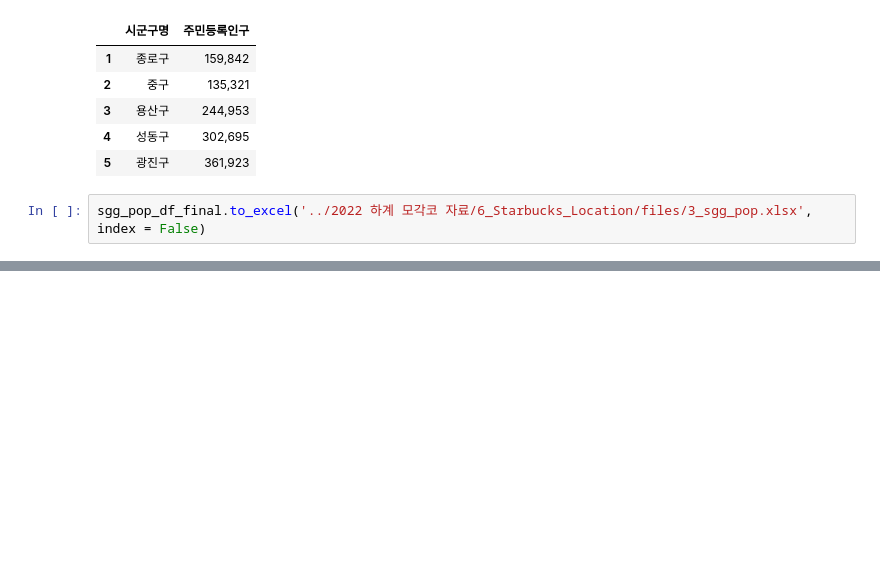
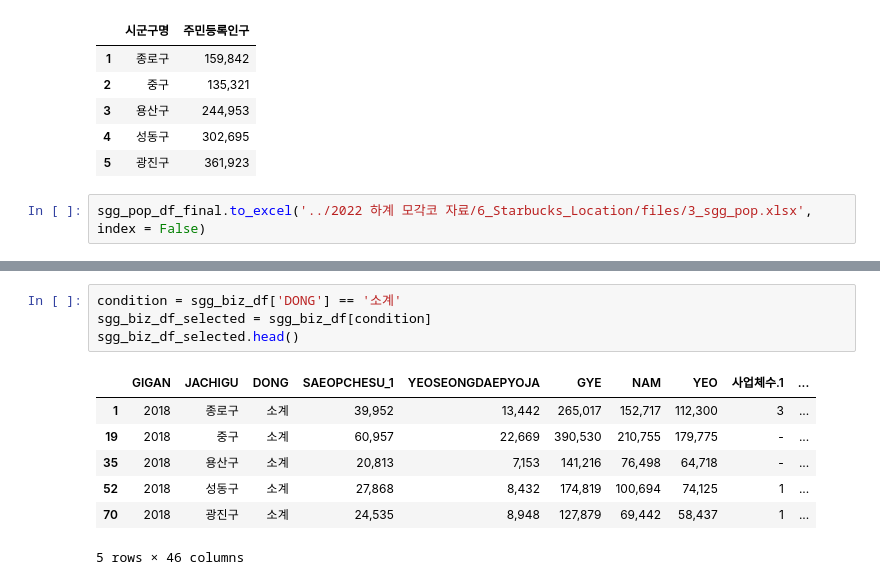
Before and after one commit to eunbin777/StudyAboutML, a Jupyter notebook: 2022 하계 모각코/chapter6-2.ipynb, the cells around one changed output, grey strips where cells are left out. Drawn from its saved outputs; the diff is of its cells as text; blank space fills up the shorter version.

```diff
--- a/2022 하계 모각코/chapter6-2.ipynb
+++ b/2022 하계 모각코/chapter6-2.ipynb
@@ -109,0 +137,12 @@ sgg_pop_df_final.to_excel('../2022 하계 모각코 자료/6_Starbucks_Location/
+# %%
+condition = sgg_biz_df['DONG'] == '소계'
+sgg_biz_df_selected = sgg_biz_df[condition]
+sgg_biz_df_selected.head()
+# %% [output]
+|  | GIGAN | JACHIGU | DONG | SAEOPCHESU_1 | YEOSEONGDAEPYOJA | GYE | NAM | YEO | 사업체수.1 | ... |
+| 1 | 2018 | 종로구 | 소계 | 39,952 | 13,442 | 265,017 | 152,717 | 112,300 | 3 | ... |
+| 19 | 2018 | 중구 | 소계 | 60,957 | 22,669 | 390,530 | 210,755 | 179,775 | - | ... |
+| 35 | 2018 | 용산구 | 소계 | 20,813 | 7,153 | 141,216 | 76,498 | 64,718 | - | ... |
+| 52 | 2018 | 성동구 | 소계 | 27,868 | 8,432 | 174,819 | 100,694 | 74,125 | 1 | ... |
+| 70 | 2018 | 광진구 | 소계 | 24,535 | 8,948 | 127,879 | 69,442 | 58,437 | 1 | ... |
+5 rows × 46 columns
```
Also changed, not shown: parts of 4 cells of this notebook.
